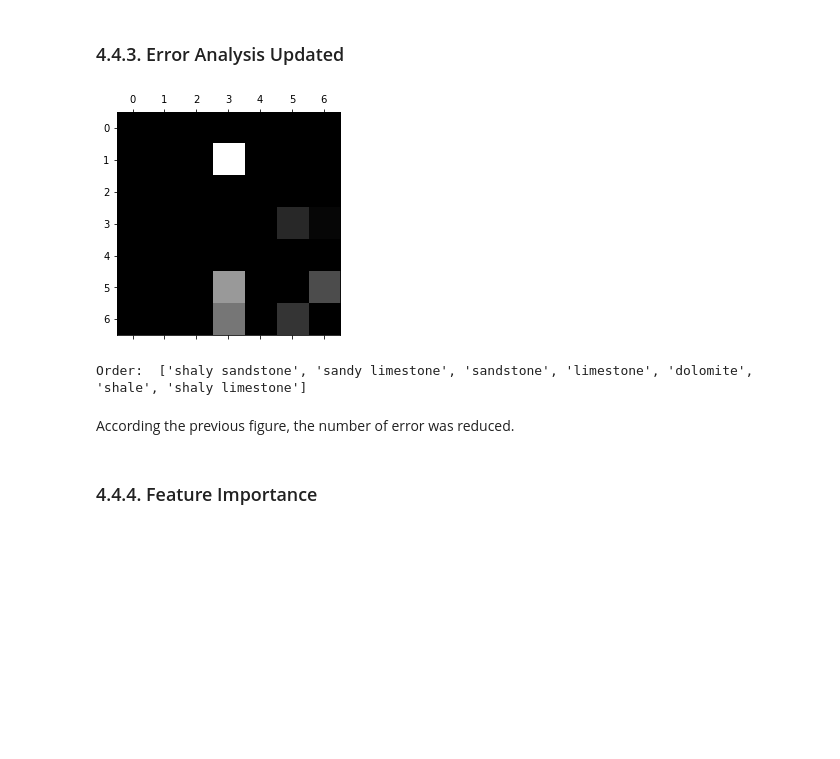
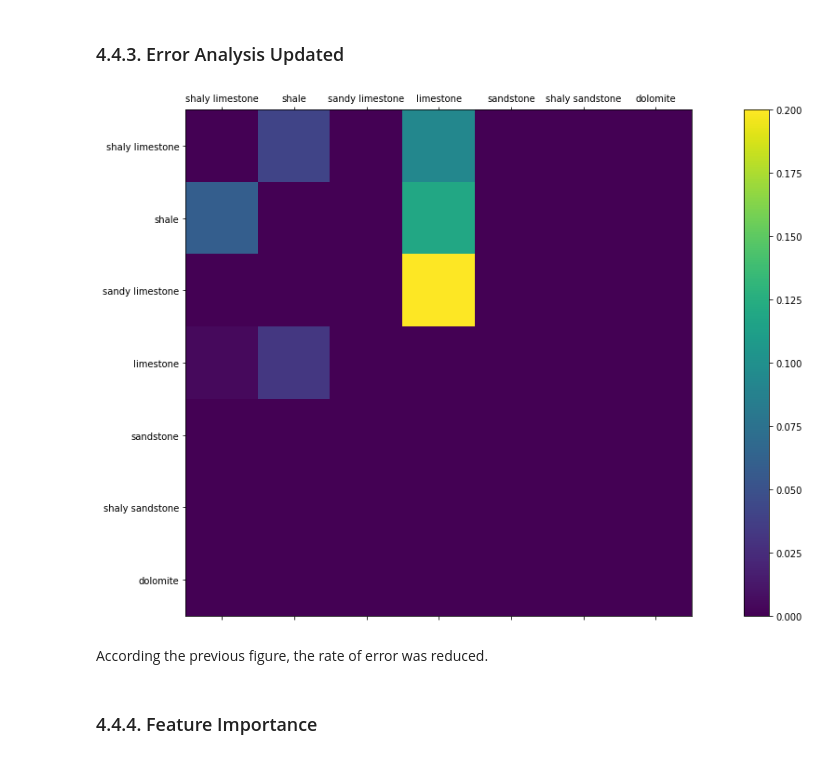
Before and after one commit to epmmko/Supervised_Machine_Learning_Project, a Jupyter notebook: Lithology Identification.ipynb, the cells around one changed output. Drawn from its saved outputs; the diff is of its cells as text; code cells hidden in the pictures; blank space fills up the shorter version.

```diff
--- a/Lithology Identification.ipynb
+++ b/Lithology Identification.ipynb
@@ -341,11 +335,11 @@ In the following code, we perform the training procedure for each model, we obta
 # %%
-from sklearn.metrics import accuracy_score
+from sklearn.metrics import f1_score
 
-for clf in (mult_lr_clf,rbf_svm_clf,rnd_clf,extra_trees_clf,voting_clf):
+for clf in (mult_lr_clf,rbf_svm_clf,rnd_clf,extra_trees_clf):
     start = time.time()
     clf.fit(Log_Attributes_train,Lithology_Labels_train)
     y_pred=clf.predict(Log_Attributes_train)
-    print(clf.__class__.__name__,' Accuracy Score: ',accuracy_score(Lithology_Labels_train,y_pred)) #Accuracy is improved when the classifiers are grouped with voting
+    print(clf.__class__.__name__,' f1_score: ',f1_score(Lithology_Labels_train,y_pred,average='weighted'))
     end = time.time()
     print(clf.__class__.__name__,' Time: ',end - start)
 # %% [output]
@@ -428,6 +476,6 @@ The GridSearchCV will search them for us. The parameters to consider are:
 # %%
 from sklearn.model_selection import GridSearchCV
-from sklearn.metrics import f1_score
+
 start = time.time()
 param_grid=[{'n_estimators':[10,50,100,200,300,400,500],
              'criterion':['gini','entropy'],
@@ -435,13 +483,12 @@ param_grid=[{'n_estimators':[10,50,100,200,300,400,500],
              'min_samples_split':[2,5,10],
              'random_state':[42]}]
 
-grid_search=GridSearchCV(rnd_clf,param_grid,cv=5,scoring='accuracy')
+grid_search=GridSearchCV(rnd_clf,param_grid,cv=5,scoring='f1_weighted')
 grid_search.fit(Log_Attributes_train,Lithology_Labels_train)
 end = time.time()
 print(grid_search.best_params_)                                      #Parameters to the best fit
 print(' Time searching for hyperparameters: ',end - start)
 Lithology_Labels_pred=grid_search.best_estimator_.predict(Log_Attributes_test)
-print(' Accuracy Score for Test Set: ',accuracy_score(Lithology_Labels_test,Lithology_Labels_pred))
 print(' f1_score for Test Set: ',f1_score(Lithology_Labels_test,Lithology_Labels_pred,average='weighted'))
 # %% [output]
 {'criterion': 'entropy', 'max_features': 8, 'min_samples_split': 2, 'n_estimators': 100, 'random_state': 42}
@@ -462,13 +508,12 @@ param_grid=[{'n_estimators':[80,90,100,110,120],
              'criterion':['entropy'],
              'random_state':[42]}]
 
-grid_search=GridSearchCV(rnd_clf,param_grid,cv=5,scoring='accuracy')
+grid_search=GridSearchCV(rnd_clf,param_grid,cv=5,scoring='f1_weighted')
 grid_search.fit(Log_Attributes_train,Lithology_Labels_train)
 end = time.time()
 print(grid_search.best_params_)                                      #Parameters to the best fit
 print(' Time searching for hyperparameters: ',end - start)
 Lithology_Labels_pred=grid_search.best_estimator_.predict(Log_Attributes_test)
-print(' Accuracy Score for Test Set: ',accuracy_score(Lithology_Labels_test,Lithology_Labels_pred))
 print(' f1_score for Test Set: ',f1_score(Lithology_Labels_test,Lithology_Labels_pred,average='weighted'))
 # %% [output]
 {'criterion': 'entropy', 'max_features': 8, 'n_estimators': 100, 'random_state': 42}
@@ -482,20 +526,24 @@ Now, we feel more confident about the hyperparameters selection.
 # %%
 rnd_clf=RandomForestClassifier(criterion='entropy',n_estimators=100,max_features=8,random_state=42)
 rnd_clf.fit(Log_Attributes_train,Lithology_Labels_train)
 
 Lithology_Labels_pred=rnd_clf.predict(Log_Attributes_test)
 conf_mx=confusion_matrix(Lithology_Labels_test,Lithology_Labels_pred,labels=Labels)
 row_sums=conf_mx.sum(axis=1,keepdims=True)
 norm_conf_mx=conf_mx/row_sums
 np.fill_diagonal(norm_conf_mx,0)
-plt.matshow(norm_conf_mx,cmap=plt.cm.gray)
+fig=plt.figure(figsize=(20,10))
+ax=fig.add_subplot(111)
+cax=ax.matshow(norm_conf_mx,interpolation='nearest')
+fig.colorbar(cax)
+
+ax.set_xticklabels(['']+Labels)
+ax.set_yticklabels(['']+Labels)
 plt.show()
-print('Order: ',Labels)
 # %% [output]
-[figure, old version]
+[figure, new version]
-Order:  ['shaly sandstone', 'sandy limestone', 'sandstone', 'limestone', 'dolomite', 'shale', 'shaly limestone']
 # %% [markdown]
-According the previous figure, the number of error was reduced.
+According the previous figure, the rate of error was reduced.
 # %% [markdown]
 ### 4.4.4. Feature Importance
 # %% [markdown]
```
Also changed, not shown: parts of 34 cells of this notebook.
